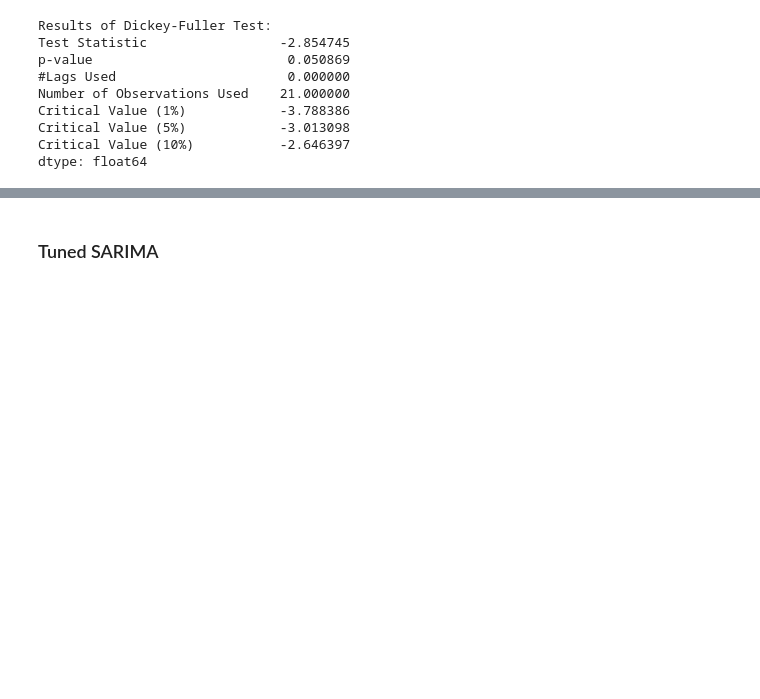
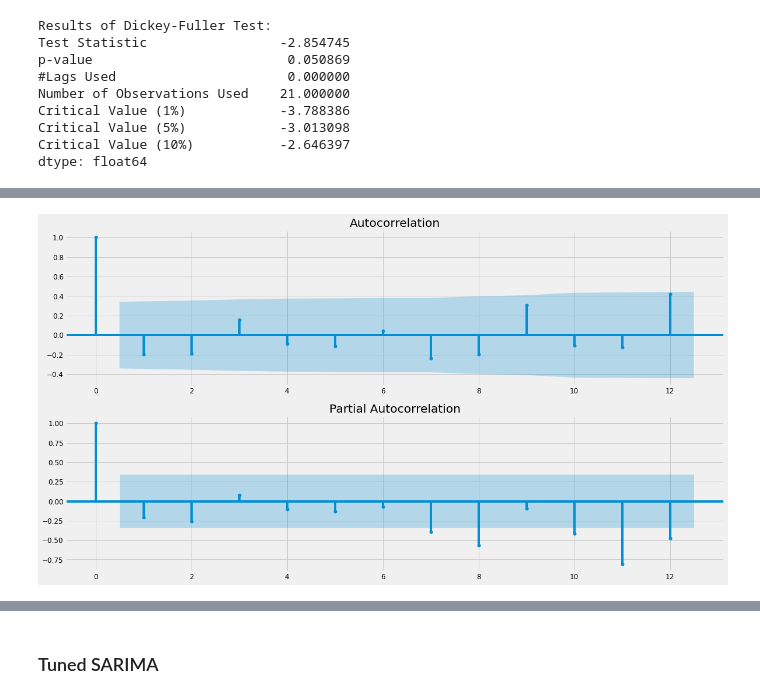
Before and after one commit to melwinmpk/Predict_Future_Sales, a Jupyter notebook: Notebook/Untitled.ipynb, the cells around one changed output, grey strips where cells are left out. Drawn from its saved outputs; the diff is of its cells as text; code cells hidden in the pictures; blank space fills up the shorter version.

```diff
--- a/Notebook/Untitled.ipynb
+++ b/Notebook/Untitled.ipynb
@@ -402,0 +424,9 @@ dtype: float64
+# %%
+pyplot.figure()
+pyplot.subplot(211)
+plot_acf(ts_log_diff, ax=pyplot.gca(), lags = 12)
+pyplot.subplot(212)
+plot_pacf(ts_log_diff, ax=pyplot.gca(), lags = 12)
+pyplot.show()
+# %% [output]
+[figure, added]
```
Also changed, not shown: parts of 20 cells of this notebook.
